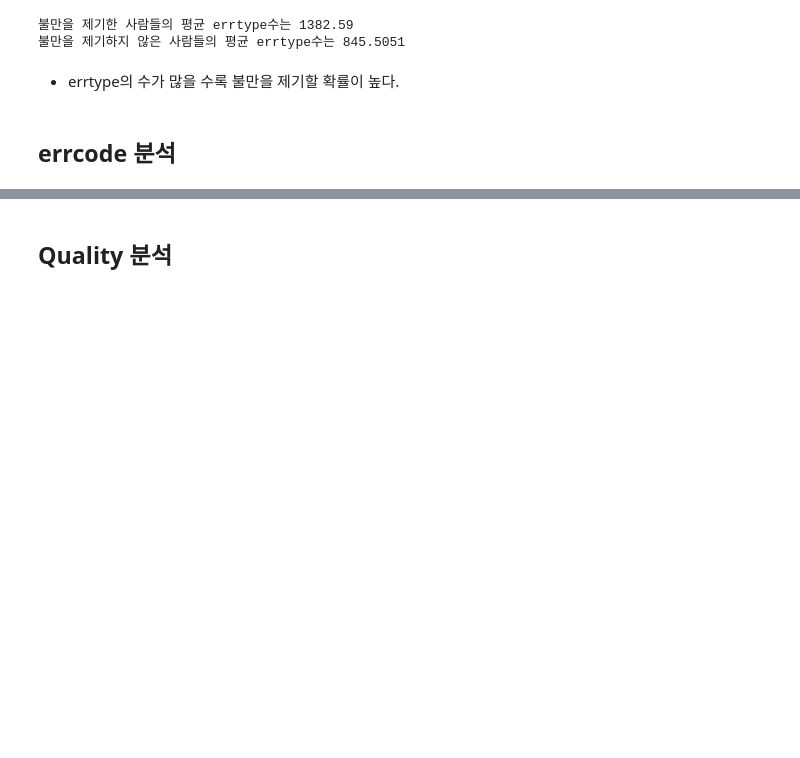
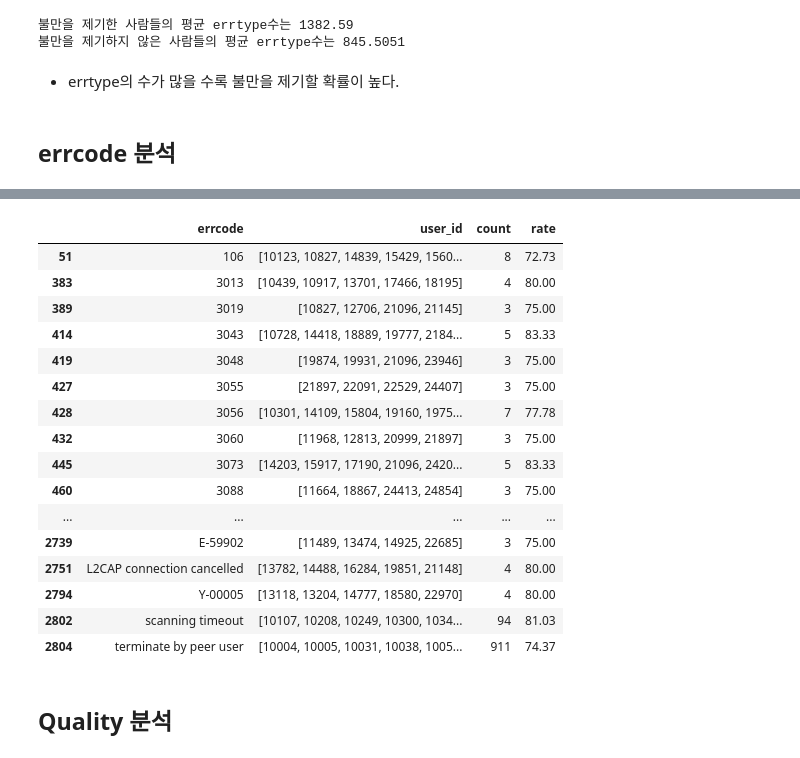
Before and after one commit to LEEHM97/machine-learning-exercises, a Jupyter notebook: 10.DAYCON대회_사용자불편예지/EDA.ipynb, the cells around one changed output, grey strips where cells are left out. Cells and saved outputs as stored; diff of their text form; code cells hidden in the pictures; blank space fills up the shorter version.

Commit message:
feat: add alanyzing with errcode codes

```diff
--- a/10.DAYCON대회_사용자불편예지/EDA.ipynb
+++ b/10.DAYCON대회_사용자불편예지/EDA.ipynb
@@ -583,0 +561,3 @@ print(f"불만을 제기하지 않은 사람들의 평균 errtype수는 {user_no
+# %%
+errcode_df = train_err.groupby('errcode')['user_id'].unique().to_frame().reset_index()
+errcode_df
@@ -584,3 +578,32 @@ print(f"불만을 제기하지 않은 사람들의 평균 errtype수는 {user_no
+# %%
+errcode_df['count'] = 0
+errcode_df['rate'] = 0
+# %%
+for i in range(2805):
+    errcode_df['count'][i] = len(list(train_problem[train_problem['user_id'].isin(errcode_df['user_id'][i])].user_id.unique()))
+# %%
+for i in range(2805):
+    errcode_df['rate'][i] = round(errcode_df['count'][i]/len(errcode_df['user_id'][i]) * 100, 2)
+# %%
+errcode_df[(errcode_df['rate']>70) & (errcode_df['rate']<100) ]
+# %% [output]
+|  | errcode | user_id | count | rate |
+| 51 | 106 | [10123, 10827, 14839, 15429, 1560... | 8 | 72.73 |
+| 383 | 3013 | [10439, 10917, 13701, 17466, 18195] | 4 | 80.00 |
+| 389 | 3019 | [10827, 12706, 21096, 21145] | 3 | 75.00 |
+| 414 | 3043 | [10728, 14418, 18889, 19777, 2184... | 5 | 83.33 |
+| 419 | 3048 | [19874, 19931, 21096, 23946] | 3 | 75.00 |
+| 427 | 3055 | [21897, 22091, 22529, 24407] | 3 | 75.00 |
+| 428 | 3056 | [10301, 14109, 15804, 19160, 1975... | 7 | 77.78 |
+| 432 | 3060 | [11968, 12813, 20999, 21897] | 3 | 75.00 |
+| 445 | 3073 | [14203, 15917, 17190, 21096, 2420... | 5 | 83.33 |
+| 460 | 3088 | [11664, 18867, 24413, 24854] | 3 | 75.00 |
+| ... | ... | ... | ... | ... |
+| 2739 | E-59902 | [11489, 13474, 14925, 22685] | 3 | 75.00 |
+| 2751 | L2CAP connection cancelled | [13782, 14488, 16284, 19851, 21148] | 4 | 80.00 |
+| 2794 | Y-00005 | [13118, 13204, 14777, 18580, 22970] | 4 | 80.00 |
+| 2802 | scanning timeout | [10107, 10208, 10249, 10300, 1034... | 94 | 81.03 |
+| 2804 | terminate by peer user | [10004, 10005, 10031, 10038, 1005... | 911 | 74.37 |
 # %% [markdown]
 ## Quality 분석
 # %%
```
Also changed, not shown: parts of 14 cells of this notebook.
